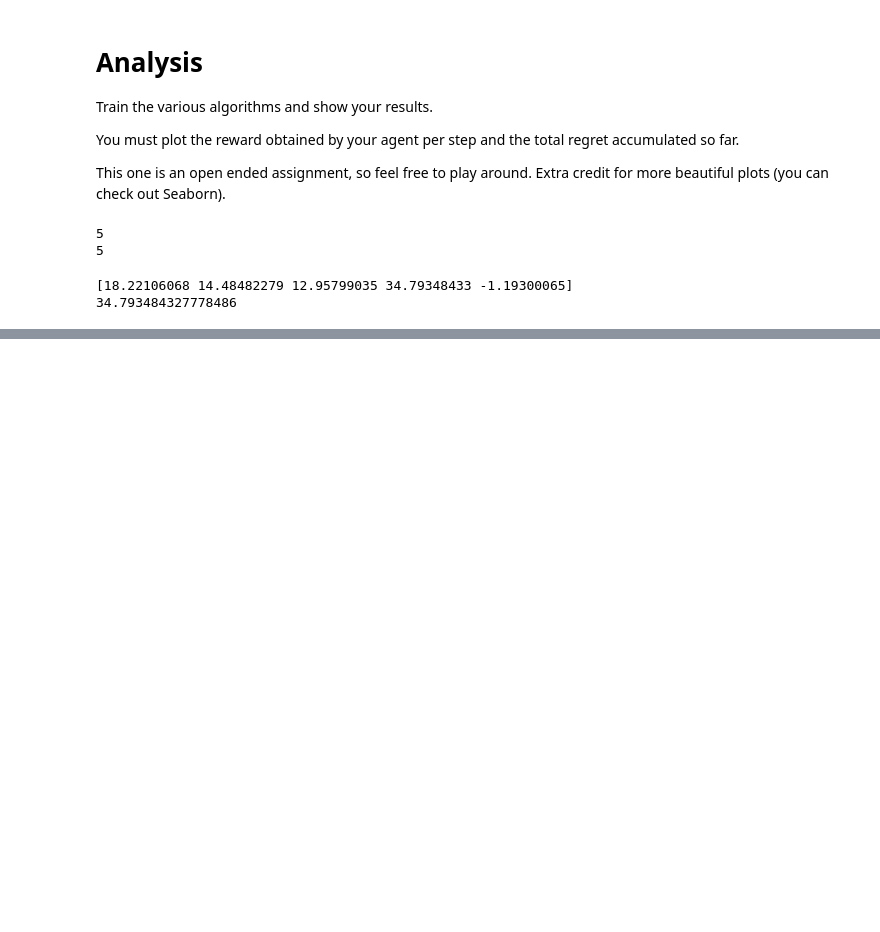
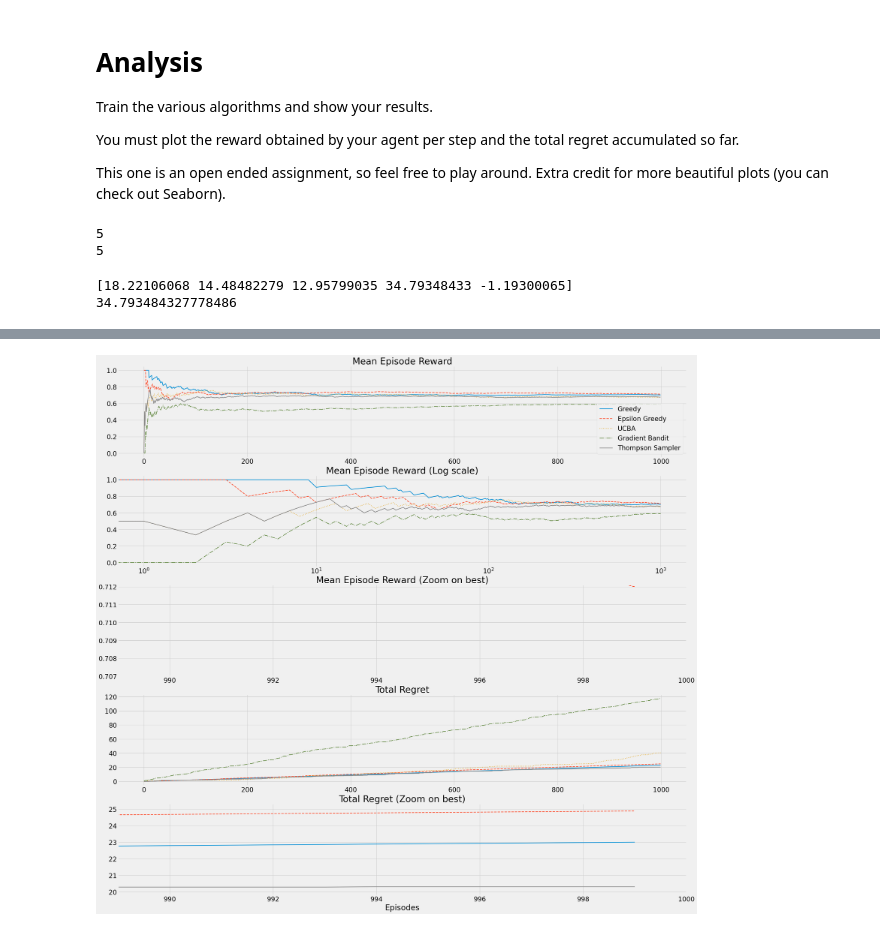
Before and after one commit to gulshan-123/soc-2024, a Jupyter notebook: week3/Assignment/results.ipynb, the cells around one changed output, grey strips where cells are left out. Saved outputs shown, nothing was run; the diff lists cells and outputs as text; code cells hidden in the pictures; blank space fills up the shorter version.

```diff
--- a/week3/Assignment/results.ipynb
+++ b/week3/Assignment/results.ipynb
@@ -184,0 +288,96 @@ plt.show()
+# %%
+results={}
+print(f'Probability of Rewards: {banditBern.probs}')
+print(f'Optimal Rewards: {banditBern.optimal}')
+print('_'*50)
+for i in range(len(agentsGauss)):
+    agent=agentsGauss[i]
+    n_episodes = 1000
+    Qe=np.empty((n_episodes, banditBern.getN()), dtype=np.float64)
+    returns = np.empty(n_episodes, dtype=np.float64)
+    actions = np.empty(n_episodes, dtype=int)
+
+    for e in range(n_episodes):
+        action=agent.action() if i != 2 else agent.action(e)
+        reward=banditBern.choose(action)
+        agent.update(action, reward)
+        Q, N = agent.getQN()
+        Qe[e]=Q
+        returns[e] = reward
+        actions[e]=action
+    name=nameOfAgent[i]
+
+    true_Q=banditBern.probs
+    opt_V=banditBern.optimal
+    name,Re,Qe,Ae=name,returns,Qe,actions
+    Ae=np.expand_dims(Ae,-1)
+    episode_mean_rew = np.cumsum(Re) / (np.arange(len(Re)) + 1)
+    Q_selected = np.take_along_axis(
+                        np.tile(true_Q, Ae.shape), Ae, axis=1).squeeze()
+    regret = opt_V - Q_selected
+    cum_regret = np.cumsum(regret)
+    if name not in results.keys(): results[name] = {}
+    if 'Re' not in results[name].keys(): results[name]['Re'] = []
+    if 'Qe' not in results[name].keys(): results[name]['Qe'] = []
+    if 'Ae' not in results[name].keys(): results[name]['Ae'] = []
+    if 'cum_regret' not in results[name].keys():
+                        results[name]['cum_regret'] = []
+    if 'episode_mean_rew' not in results[name].keys():
+                    results[name]['episode_mean_rew'] = []
+
+    results[name]['Re'].append(Re)
+    results[name]['Qe'].append(Qe)
+    results[name]['Ae'].append(Ae)
+    results[name]['cum_regret'].append(cum_regret)
+    results[name]['episode_mean_rew'].append(episode_mean_rew)
+
+
+fig, axs = plt.subplots(5, 1, figsize=(28, 28), sharey=False, sharex=False)
+
+lines = ["-","--",":","-."]
+linecycler = cycle(lines)
+min_reg, max_ret = float('inf'), float('-inf')
+for label, result in results.items():
+    color = next(linecycler)
+
+    # reward
+    episode_mean_rew = np.array(result['episode_mean_rew'])
+    mean_episode_mean_rew = np.mean(episode_mean_rew, axis=0)
+
+    axs[0].plot(mean_episode_mean_rew, color, linewidth=2, label=label)
+
+    axs[1].plot(mean_episode_mean_rew, color, linewidth=2, label=label)
+    axs[1].set_xscale('log')
+
+    axs[2].plot(mean_episode_mean_rew, color, linewidth=2, label=label)
+    if max_ret < mean_episode_mean_rew[-1]: max_ret = mean_episode_mean_rew[-1]
+    axs[2].axis((mean_episode_mean_rew.shape[0]*0.989,
+                mean_episode_mean_rew.shape[0],
+                max_ret-0.005,
+                max_ret+0.0001))
+
+    # regret
+    cum_regret = np.array(result['cum_regret'])
+    mean_cum_regret = np.mean(cum_regret, axis=0)
+
+    axs[3].plot(mean_cum_regret, color, linewidth=2, label=label)
+
+    axs[4].plot(mean_cum_regret, color, linewidth=2, label=label)
+    if min_reg > mean_cum_regret[-1]: min_reg = mean_cum_regret[-1]
+    plt.axis((mean_cum_regret.shape[0]*0.989,
+            mean_cum_regret.shape[0],
+            min_reg-0.5,
+            min_reg+5))
+
+    # config plot
+    axs[0].set_title('Mean Episode Reward')
+    axs[1].set_title('Mean Episode Reward (Log scale)')
+    axs[2].set_title('Mean Episode Reward (Zoom on best)')
+    axs[3].set_title('Total Regret')
+    axs[4].set_title('Total Regret (Zoom on best)')
+    plt.xlabel('Episodes')
+    axs[0].legend()
+
+
+plt.show()
+# %% [output]
@@ -184,0 +387 @@ plt.show()
+[figure, added]
```
Also changed, not shown: parts of 6 cells of this notebook, 2 other files.
